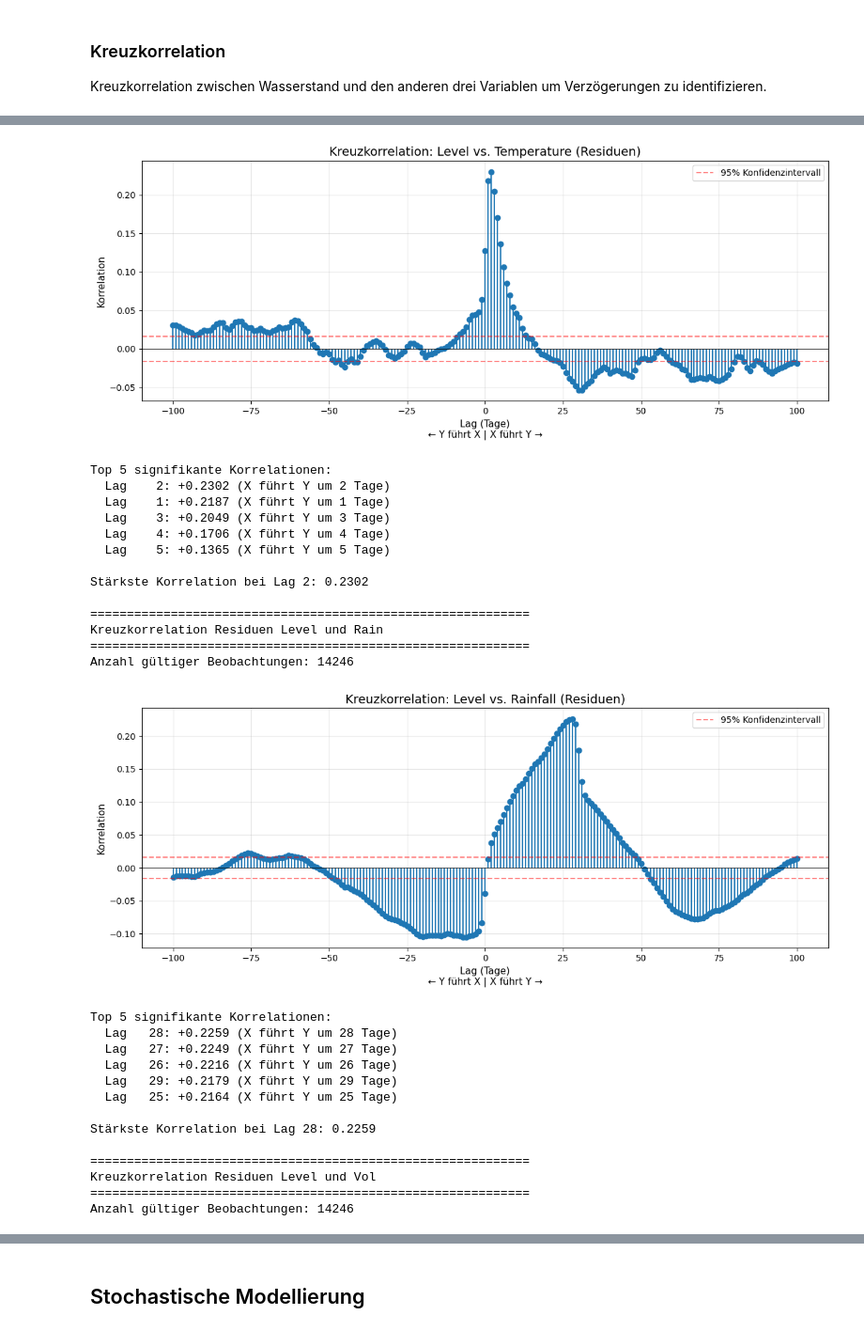
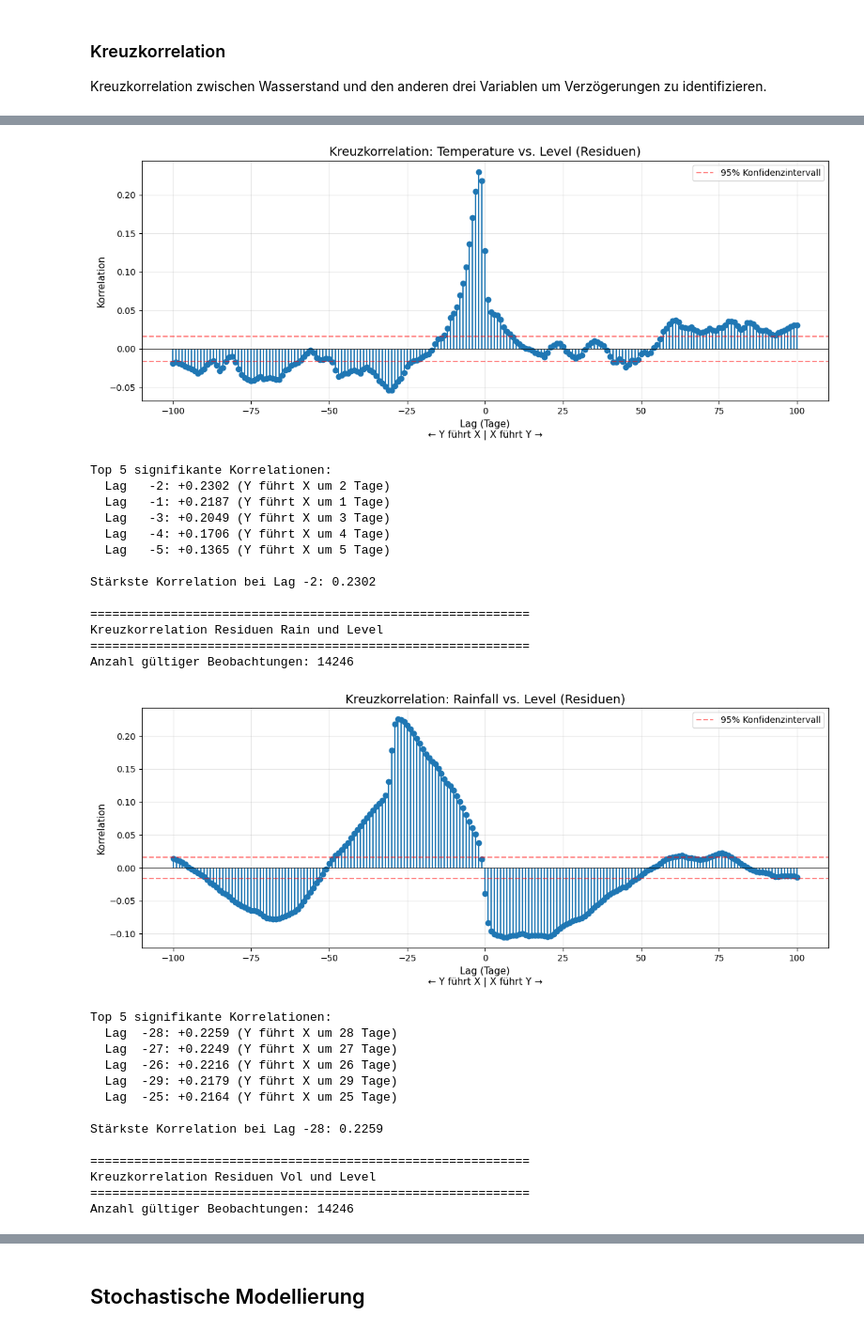
Before and after one commit to Sandra-Senn/spz_Wasserstand_analyse, a Jupyter notebook: notebooks/3_analyse.ipynb, the cells around one changed output, grey strips where cells are left out. Shown at 94% size. Drawn from its saved outputs; the diff is of its cells as text; code cells hidden in the pictures.

Commit message:
Auswertung Kreuzkorrelation

```diff
--- a/notebooks/3_analyse.ipynb
+++ b/notebooks/3_analyse.ipynb
@@ -270,30 +270,30 @@ def plot_cross_correlation(x, y, max_lags=100, title='Cross-Korrelation'):
 
 # Anwendung auf deine Residuen
 print('='*60)
-print('Kreuzkorrelation Residuen Level und Temp')
+print('Kreuzkorrelation Residuen Temp und Level')
 print('='*60)
 lags1, corr1 = plot_cross_correlation(
-    res_level, res_temp,
+    res_temp, res_level,
     max_lags=100,
-    title='Kreuzkorrelation: Level vs. Temperature (Residuen)'
+    title='Kreuzkorrelation: Temperature vs. Level (Residuen)'
 )
 
 print('\n' + '='*60)
-print('Kreuzkorrelation Residuen Level und Rain')
+print('Kreuzkorrelation Residuen Rain und Level')
 print('='*60)
 lags2, corr2 = plot_cross_correlation(
-    res_level, res_rain,
+    res_rain, res_level,
     max_lags=100,
-    title='Kreuzkorrelation: Level vs. Rainfall (Residuen)'
+    title='Kreuzkorrelation: Rainfall vs. Level (Residuen)'
 )
 
 print('\n' + '='*60)
-print('Kreuzkorrelation Residuen Level und Vol')
+print('Kreuzkorrelation Residuen Vol und Level')
 print('='*60)
 lags3, corr3 = plot_cross_correlation(
-    res_level, res_vol,
+    res_vol, res_level,
     max_lags=100,
-    title='Kreuzkorrelation: Level vs. Volume (Residuen)'
+    title='Kreuzkorrelation: Volume vs. Level (Residuen)'
 )
 # %% [output]
 ============================================================
@@ -301,30 +301,30 @@ Kreuzkorrelation Residuen Level und Temp
 ============================================================
 Anzahl gültiger Beobachtungen: 14246
-[figure, old version]
+[figure, new version]
 Top 5 signifikante Korrelationen:
-  Lag    2: +0.2302 (X führt Y um 2 Tage)
-  Lag    1: +0.2187 (X führt Y um 1 Tage)
-  Lag    3: +0.2049 (X führt Y um 3 Tage)
-  Lag    4: +0.1706 (X führt Y um 4 Tage)
-  Lag    5: +0.1365 (X führt Y um 5 Tage)
+  Lag   -2: +0.2302 (Y führt X um 2 Tage)
+  Lag   -1: +0.2187 (Y führt X um 1 Tage)
+  Lag   -3: +0.2049 (Y führt X um 3 Tage)
+  Lag   -4: +0.1706 (Y führt X um 4 Tage)
+  Lag   -5: +0.1365 (Y führt X um 5 Tage)
 
-Stärkste Korrelation bei Lag 2: 0.2302
+Stärkste Korrelation bei Lag -2: 0.2302
 
 ============================================================
-Kreuzkorrelation Residuen Level und Rain
+Kreuzkorrelation Residuen Rain und Level
 ============================================================
 Anzahl gültiger Beobachtungen: 14246
-[figure, old version]
+[figure, new version]
 Top 5 signifikante Korrelationen:
-  Lag   28: +0.2259 (X führt Y um 28 Tage)
-  Lag   27: +0.2249 (X führt Y um 27 Tage)
-  Lag   26: +0.2216 (X führt Y um 26 Tage)
-  Lag   29: +0.2179 (X führt Y um 29 Tage)
-  Lag   25: +0.2164 (X führt Y um 25 Tage)
+  Lag  -28: +0.2259 (Y führt X um 28 Tage)
+  Lag  -27: +0.2249 (Y führt X um 27 Tage)
+  Lag  -26: +0.2216 (Y führt X um 26 Tage)
+  Lag  -29: +0.2179 (Y führt X um 29 Tage)
+  Lag  -25: +0.2164 (Y führt X um 25 Tage)
 
-Stärkste Korrelation bei Lag 28: 0.2259
+Stärkste Korrelation bei Lag -28: 0.2259
 
 ============================================================
-Kreuzkorrelation Residuen Level und Vol
+Kreuzkorrelation Residuen Vol und Level
 ============================================================
 Anzahl gültiger Beobachtungen: 14246
```
Also changed, not shown: parts of 6 cells of this notebook.
